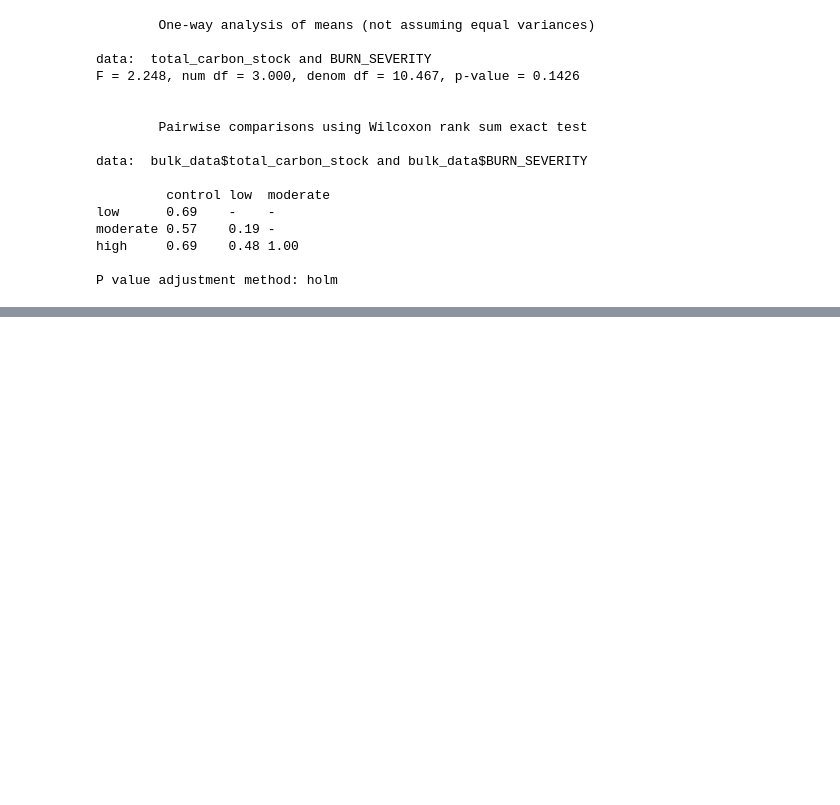
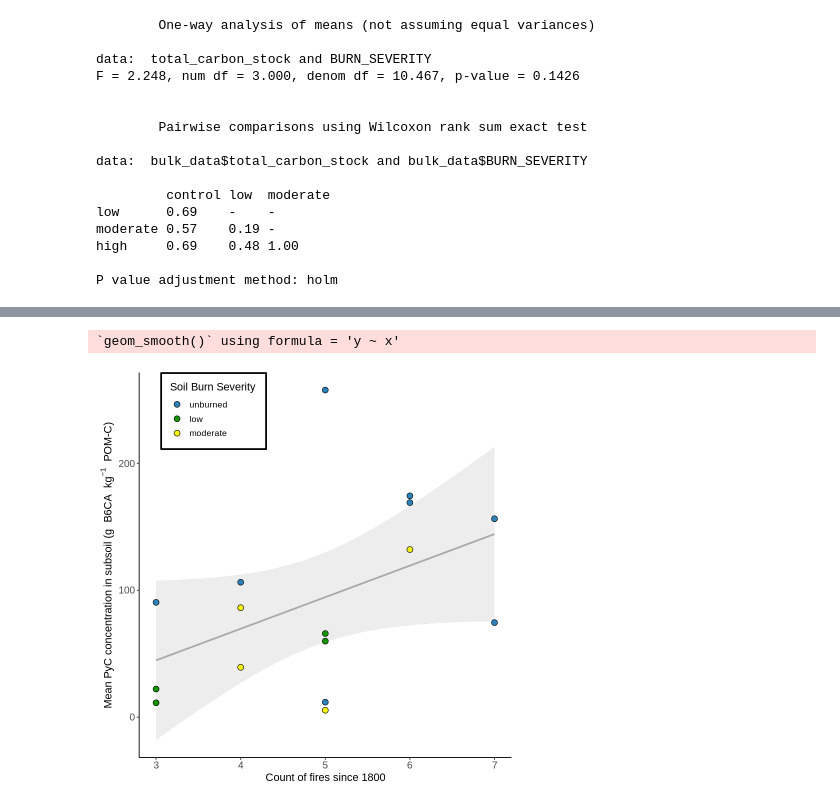
Before and after one commit to hayleypc/BPCA_HFF, a Jupyter notebook: BPCA_analysis_plotting.ipynb, the cells around one changed output, grey strips where cells are left out. Cells and saved outputs as stored; diff of their text form; code cells hidden in the pictures; blank space fills up the shorter version.

```diff
--- a/BPCA_analysis_plotting.ipynb
+++ b/BPCA_analysis_plotting.ipynb
@@ -1093,3 +1075,39 @@ analysis_full_bpca_exp_dt %>% names
+# %%
+analysis_full_bpca_exp_dt[!is.na(fire_count) & FRACTION == 'LF' & !(DEPTH %in% c('0-5', '5-10')) & fire_count > 2][, list(g_PyC_kg_LF_C = mean(g_PyC_kg_LF_C)), by = .(SITE, fire_count, fire_frequency, BURN_SEVERITY)] %>%
+  ggplot(aes(y = g_PyC_kg_LF_C, x = fire_count)) +
+  geom_smooth(method = 'lm',
+              se = TRUE,
+              colour = 'darkgray',
+              fill = 'lightgray') +
+  geom_point(aes(color = BURN_SEVERITY, fill = BURN_SEVERITY), size = 3, shape = 21, color = 'black') +
+  theme_classic() +
+  theme(legend.position = c(.2, .9), text = element_text(size = 13),
+                  axis.text = element_text(size = 12),
+                   legend.box.margin = margin(5, 5, 5, 5),
+    legend.box.background = element_rect(color = 'black', size = 1)
+  ) +
+  guides(color = guide_legend(
+    title.position = 'top',
+    keywidth = 0.7,
+    keyheight = 0.7,
+    label.position = 'bottom',
+    ncol = 1,
+    byrow = TRUE
+  )) +
+  scale_color_manual(values = c('#2b83ba', '#159501', '#f4f40e'),
+                     name = 'Soil Burn Severity - Holiday Farm Fire',
+                     labels = c('unburned', 'low', 'moderate')) +
+  scale_fill_manual(values = c('#2b83ba', '#159501', '#f4f40e'),
+                    name = 'Soil Burn Severity',
+                    labels = c('unburned', 'low', 'moderate')) +
+  ylab(bquote('Mean PyC concentration in subsoil (' * g ~ 'B6CA' ~ kg^-1 ~ 'POM-C' * ')')) +
+  xlab('Count of fires since 1800')
+
+#b1b119
+#f4f40e
+# %% [output]
+`geom_smooth()` using formula = 'y ~ x'
+[figure, added]
 # %%
 #'whitesmoke'
 analysis_full_bpca_exp_dt[!is.na(fire_count) &FRACTION =='LF' &!(DEPTH %in% c('0-5','5-10'))&fire_count>2][,list(g_PyC_kg_LF_C = mean(g_PyC_kg_LF_C)),by=.(SITE,fire_count,fire_frequency,BURN_SEVERITY)] %>%
```
Also changed, not shown: parts of 26 cells of this notebook.
